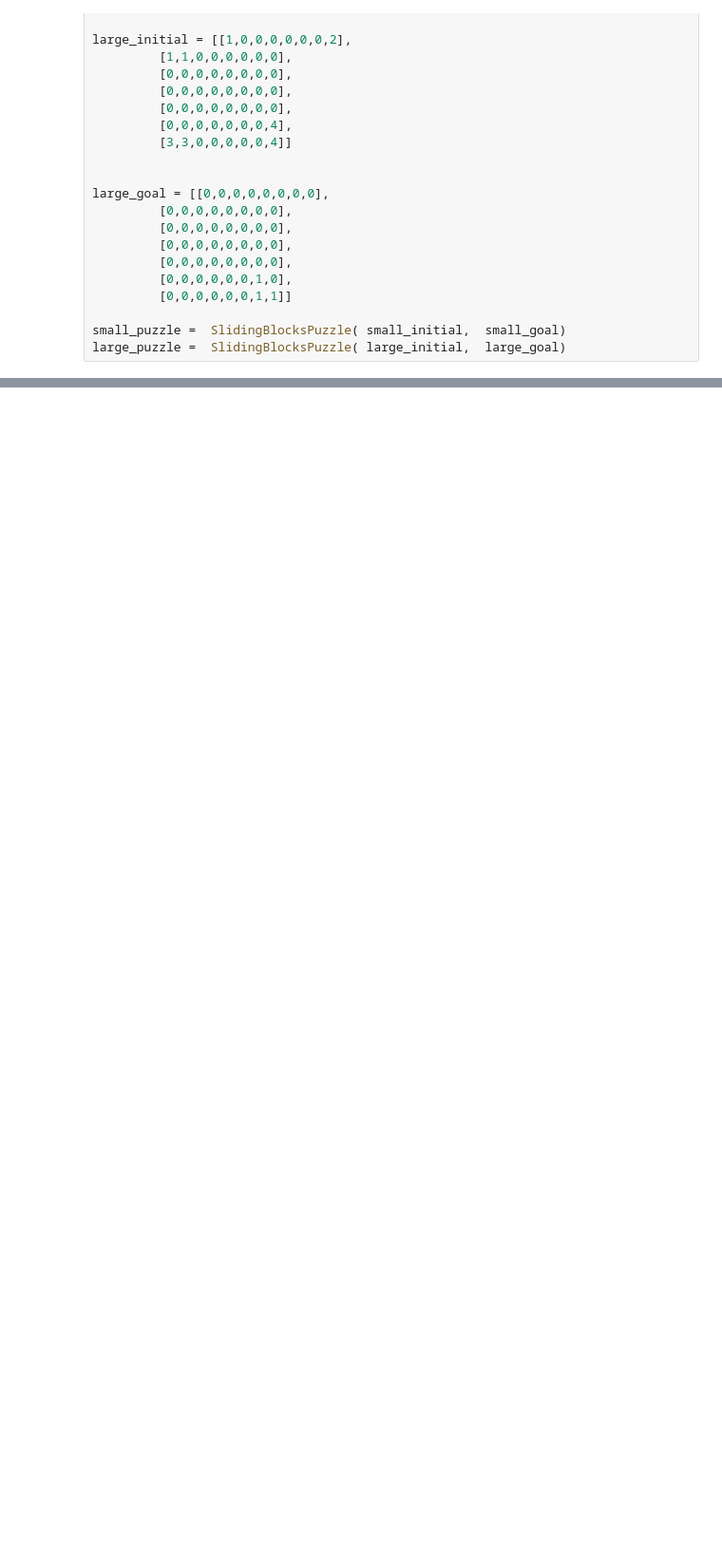
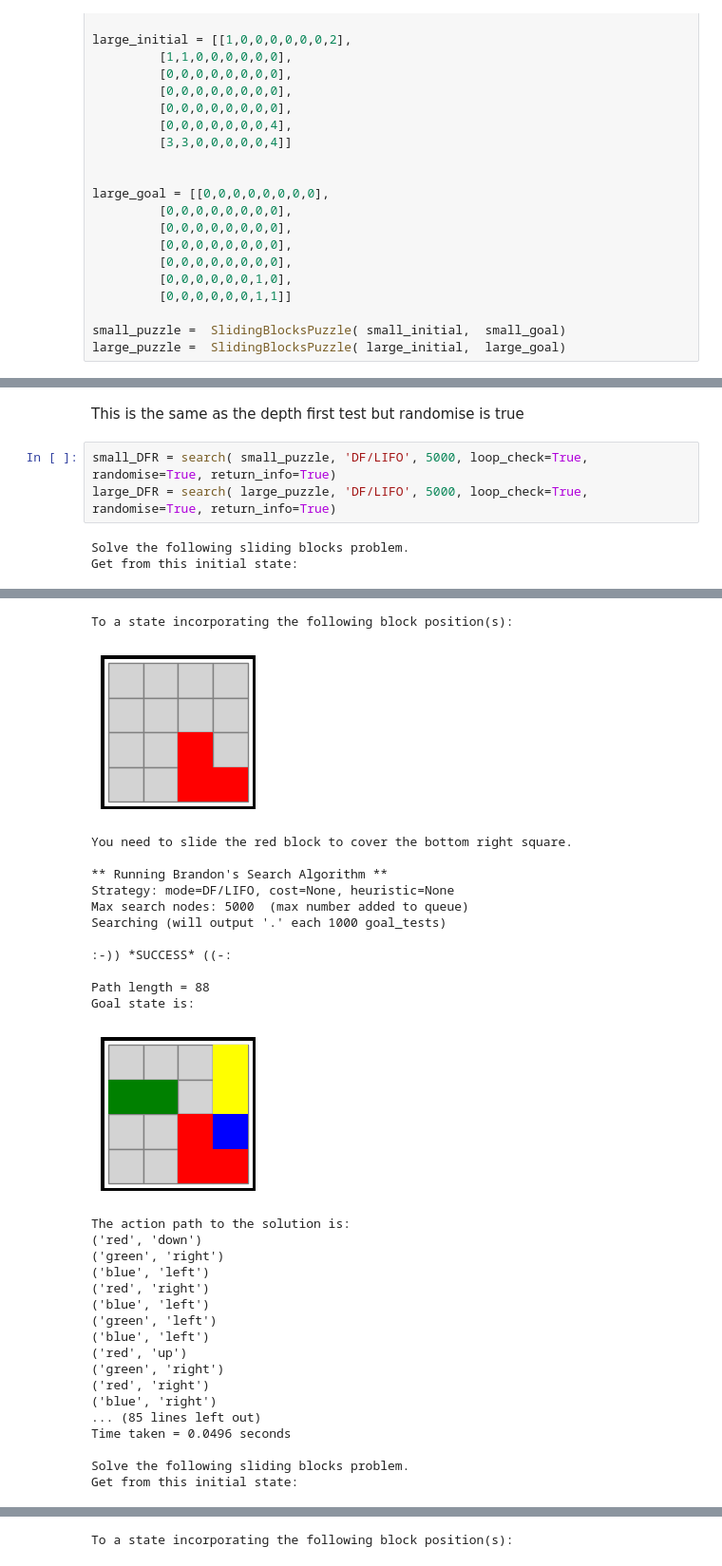
Before and after one commit to DarshanSajeev/COMP2611, a Jupyter notebook: report.ipynb, the cells around one changed output, grey strips where cells are left out. Shown at 95% size. Cells and saved outputs as stored; diff of their text form; blank space fills up the shorter version.

```diff
--- a/report.ipynb
+++ b/report.ipynb
@@ -331,0 +378,8 @@ Time taken = 0.9393 seconds
+# %% [markdown]
+This is the same as the depth first test but randomise is true
+# %%
+small_DFR = search( small_puzzle, 'DF/LIFO', 5000, loop_check=True, randomise=True, return_info=True)
+large_DFR = search( large_puzzle, 'DF/LIFO', 5000, loop_check=True, randomise=True, return_info=True)
+# %% [output]
+Solve the following sliding blocks problem.
+Get from this initial state:
@@ -331,0 +387,31 @@ Time taken = 0.9393 seconds
+To a state incorporating the following block position(s):
+[figure, added]
+You need to slide the red block to cover the bottom right square.
+
+** Running Brandon's Search Algorithm **
+Strategy: mode=DF/LIFO, cost=None, heuristic=None
+Max search nodes: 5000  (max number added to queue)
+Searching (will output '.' each 1000 goal_tests)
+
+:-)) *SUCCESS* ((-:
+
+Path length = 88
+Goal state is:
+[figure, added]
+The action path to the solution is:
+('red', 'down')
+('green', 'right')
+('blue', 'left')
+('red', 'right')
+('blue', 'left')
+('green', 'left')
+('blue', 'left')
+('red', 'up')
+('green', 'right')
+('red', 'right')
+('blue', 'right')
+... (85 lines left out)
+Time taken = 0.0496 seconds
+
+Solve the following sliding blocks problem.
+Get from this initial state:
@@ -331,0 +419 @@ Time taken = 0.9393 seconds
+To a state incorporating the following block position(s):
```
Also changed, not shown: parts of 29 cells of this notebook.
